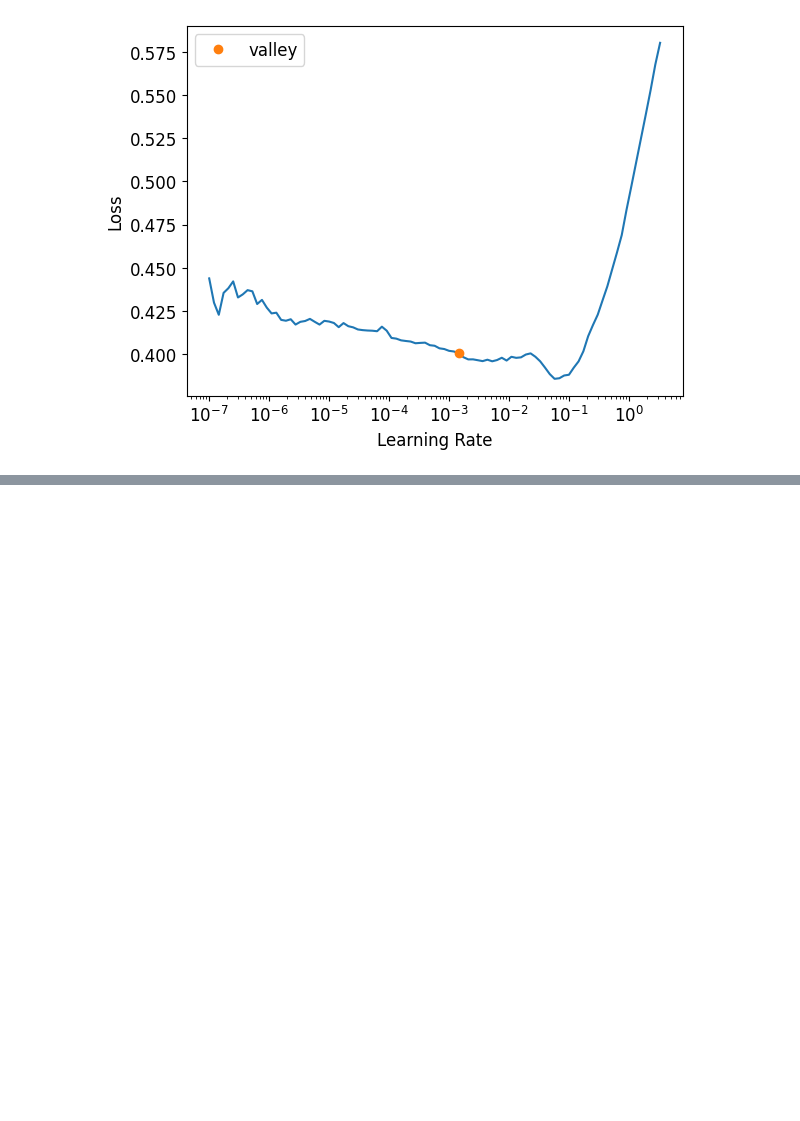
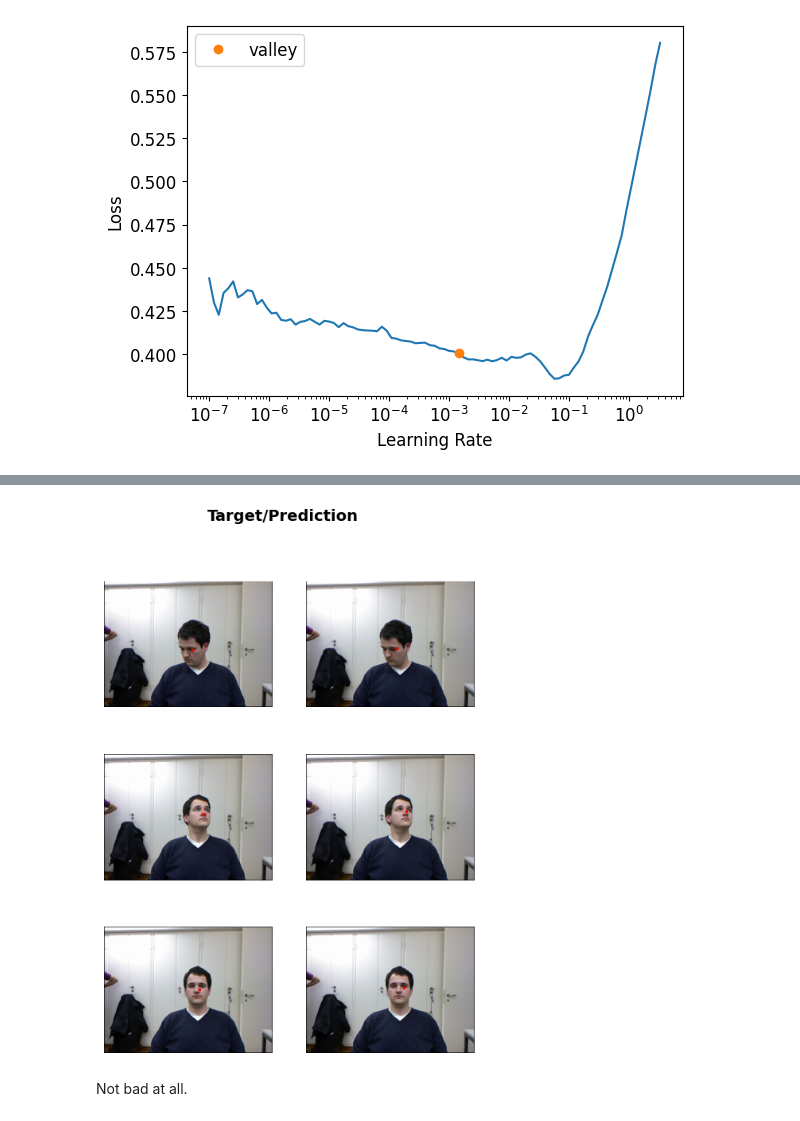
Before and after one commit to CodeWithOz/fastai-deep-learn-coders, a Jupyter notebook: ch-06-regression.ipynb, the cells around one changed output, grey strips where cells are left out. Cells and saved outputs as stored; diff of their text form; code cells hidden in the pictures; blank space fills up the shorter version.

```diff
--- a/ch-06-regression.ipynb
+++ b/ch-06-regression.ipynb
@@ -181,0 +192,3 @@ learn.fine_tune(3, lr.valley)
+# %%
+learn.show_results(ds_idx=1, nrows=3, figsize=(6,8))
+# %% [output]
@@ -181,0 +196,3 @@ learn.fine_tune(3, lr.valley)
+[figure, added]
+# %% [markdown]
+Not bad at all.
```
Also changed, not shown: parts of 6 cells of this notebook.
